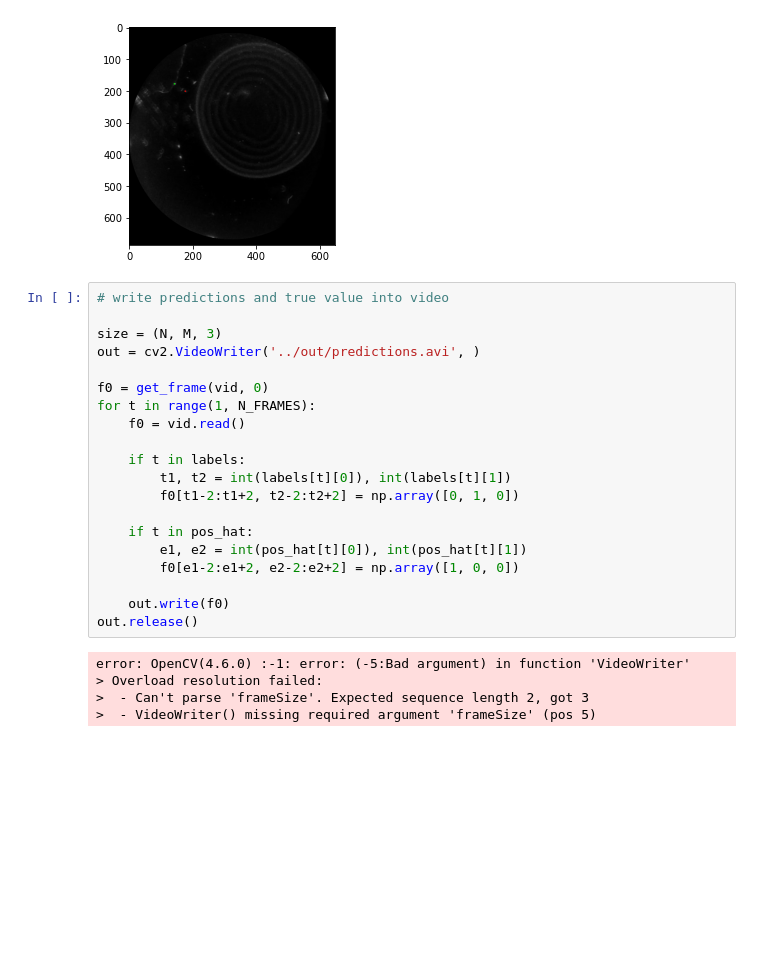
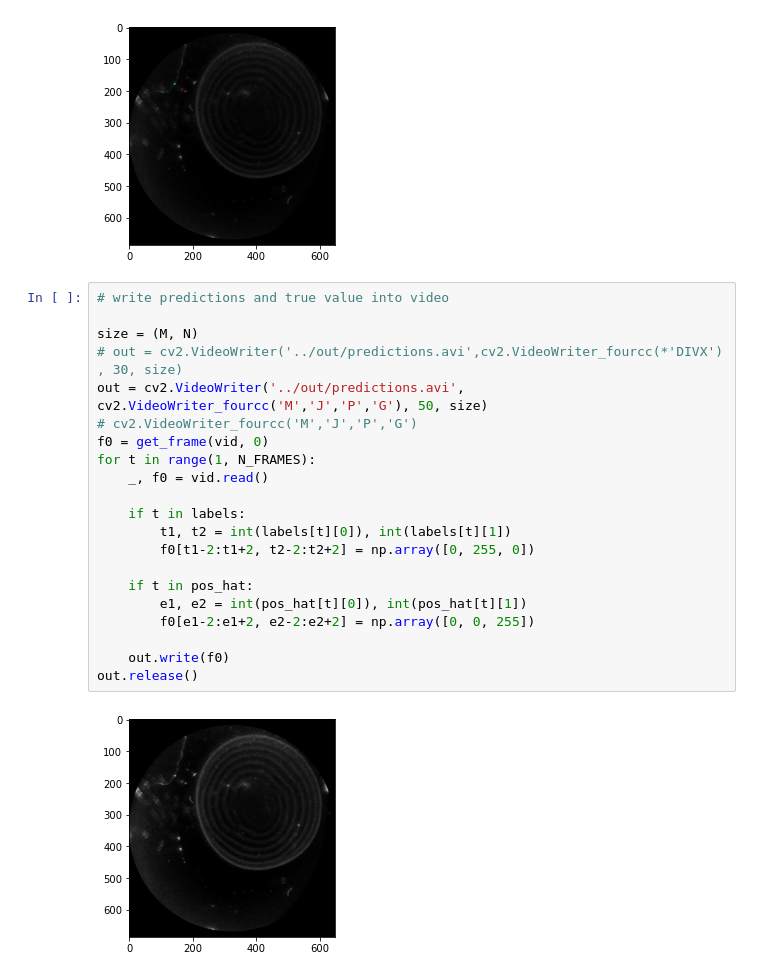
Before and after one commit to epenaroyuela/EPFL-ml-project, a Jupyter notebook: notebooks/preprocessing.ipynb, the cells around one changed output. Saved outputs shown, nothing was run; the diff lists cells and outputs as text; blank space fills up the shorter version.

Commit message:
video of predictions

```diff
--- a/notebooks/preprocessing.ipynb
+++ b/notebooks/preprocessing.ipynb
@@ -227,25 +227,23 @@ print_frame(get_frame(vid, 0), labels[700], pos_hat[700])
 # %%
 # write predictions and true value into video
 
-size = (N, M, 3)
-out = cv2.VideoWriter('../out/predictions.avi', )
-
+size = (M, N)
+# out = cv2.VideoWriter('../out/predictions.avi',cv2.VideoWriter_fourcc(*'DIVX') , 30, size)
+out = cv2.VideoWriter('../out/predictions.avi', cv2.VideoWriter_fourcc('M','J','P','G'), 50, size)
+# cv2.VideoWriter_fourcc('M','J','P','G')
 f0 = get_frame(vid, 0)
 for t in range(1, N_FRAMES):
-    f0 = vid.read()
+    _, f0 = vid.read()
 
     if t in labels:
         t1, t2 = int(labels[t][0]), int(labels[t][1])
-        f0[t1-2:t1+2, t2-2:t2+2] = np.array([0, 1, 0])
+        f0[t1-2:t1+2, t2-2:t2+2] = np.array([0, 255, 0])
 
     if t in pos_hat:
         e1, e2 = int(pos_hat[t][0]), int(pos_hat[t][1])
-        f0[e1-2:e1+2, e2-2:e2+2] = np.array([1, 0, 0])
+        f0[e1-2:e1+2, e2-2:e2+2] = np.array([0, 0, 255])
 
     out.write(f0)
 out.release()
 # %% [output]
-error: OpenCV(4.6.0) :-1: error: (-5:Bad argument) in function 'VideoWriter'
-> Overload resolution failed:
->  - Can't parse 'frameSize'. Expected sequence length 2, got 3
->  - VideoWriter() missing required argument 'frameSize' (pos 5)
+[figure, added]
```
